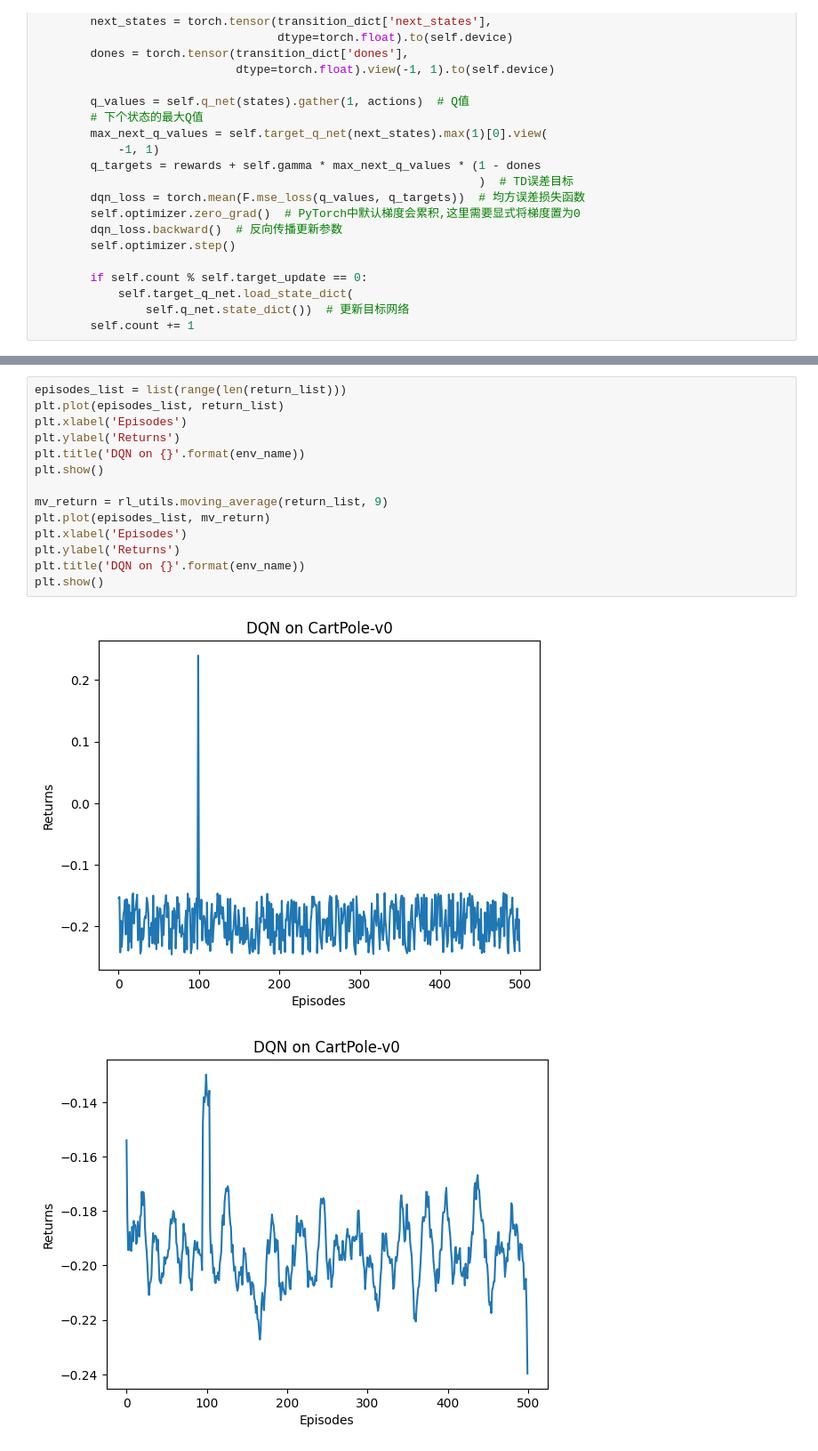
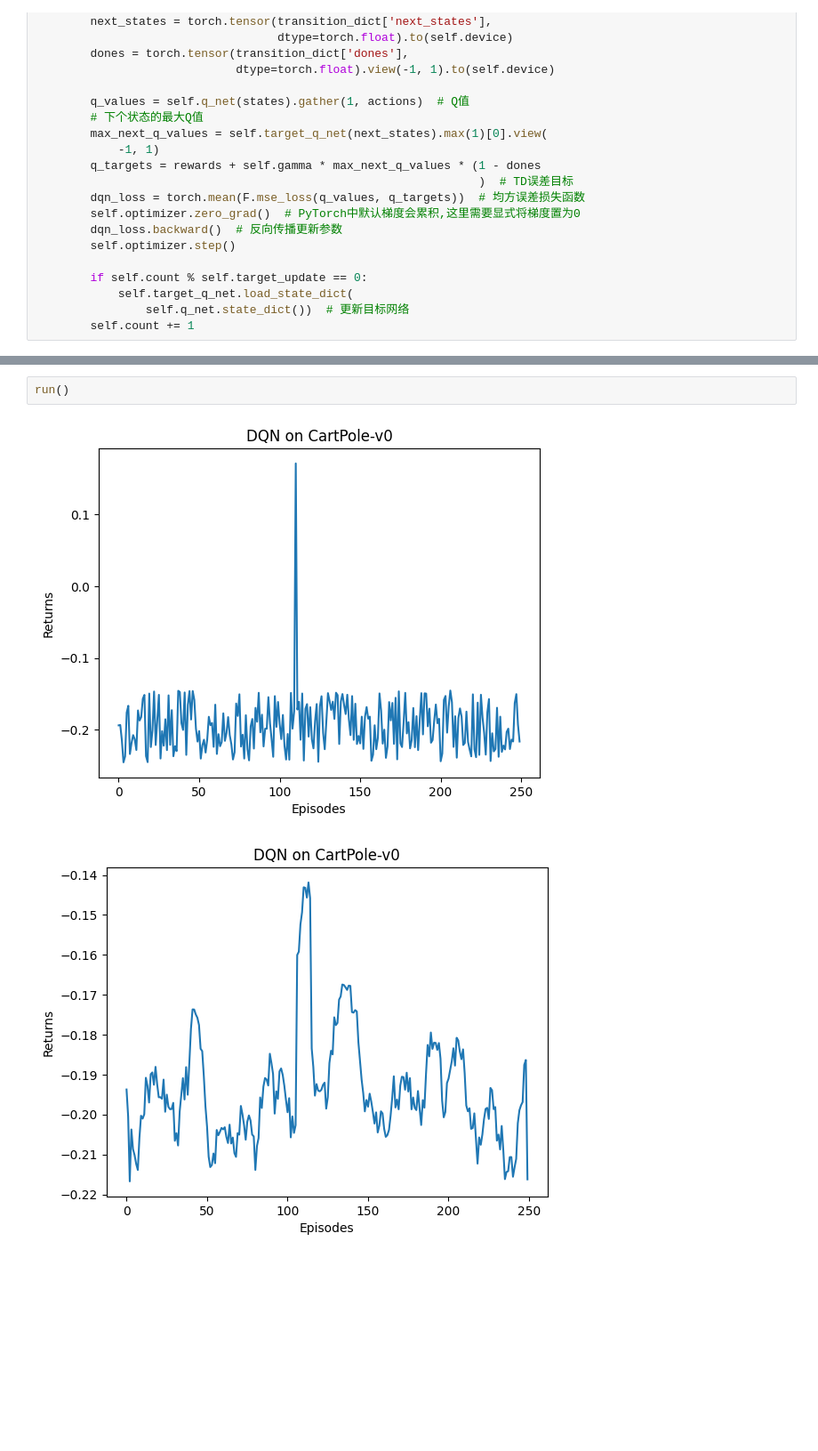
Before and after one commit to davis-lee0109/Hands-on-RL, a Jupyter notebook: 第7章-DQN算法.ipynb, the cells around one changed output, grey strips where cells are left out. Shown: that part at 89% size. Saved outputs shown, nothing was run; the diff lists cells and outputs as text; blank space fills up the shorter version.

```diff
--- a/第7章-DQN算法.ipynb
+++ b/第7章-DQN算法.ipynb
@@ -178,20 +194,8 @@ for i in range(10):
-# %%
-episodes_list = list(range(len(return_list)))
-plt.plot(episodes_list, return_list)
-plt.xlabel('Episodes')
-plt.ylabel('Returns')
-plt.title('DQN on {}'.format(env_name))
-plt.show()
-
-mv_return = rl_utils.moving_average(return_list, 9)
-plt.plot(episodes_list, mv_return)
-plt.xlabel('Episodes')
-plt.ylabel('Returns')
-plt.title('DQN on {}'.format(env_name))
-plt.show()
-# %% [output]
-[figure, removed]
-[figure, removed]
+# %%
+run()
+# %% [output]
+[figure, added]
+[figure, added]
 # %%
 class ConvolutionalQnet(torch.nn.Module):
     ''' 加入卷积层的Q网络 '''
```
Also changed, not shown: parts of 1 cell of this notebook.
